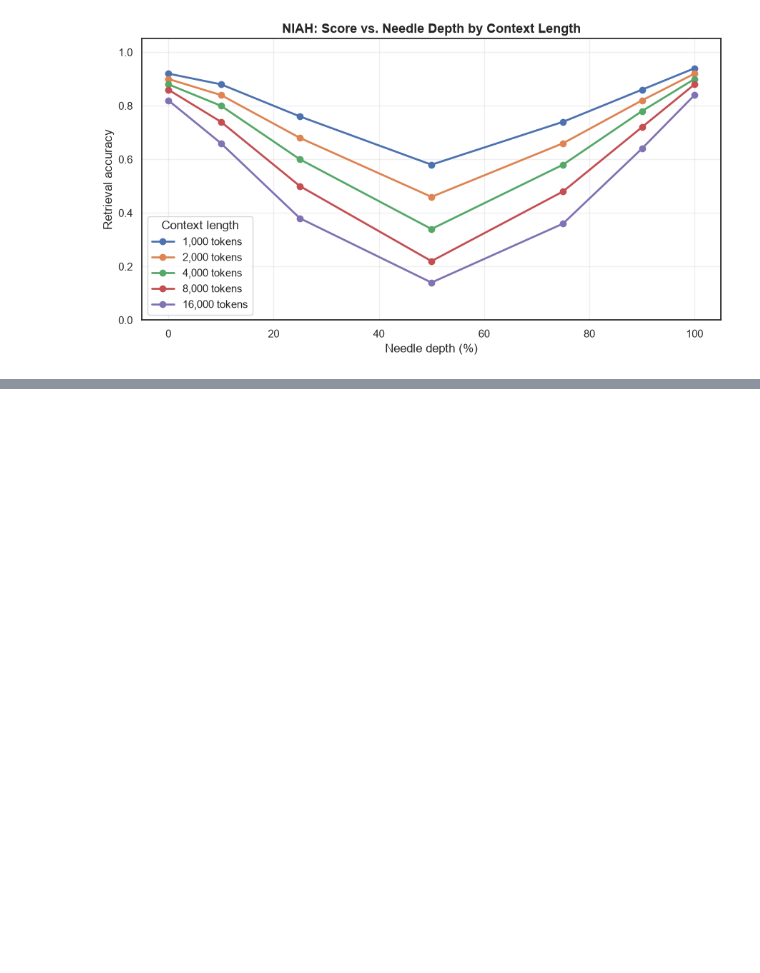
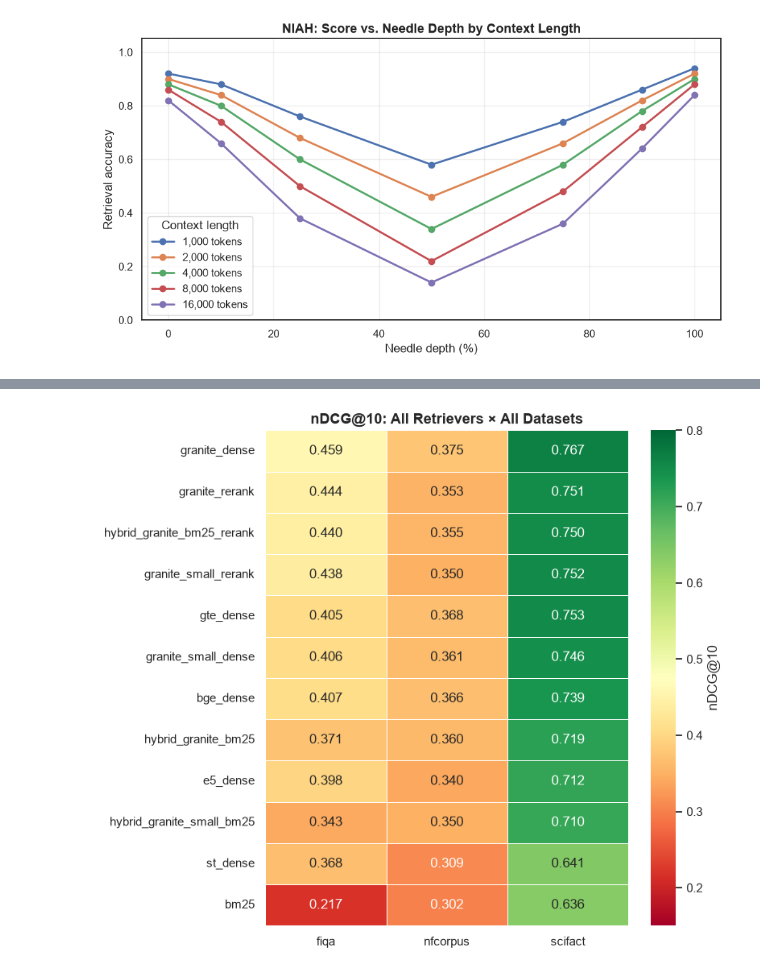
Before and after one commit to M1yanoShiho/IBM_Granite_Project, a Jupyter notebook: notebooks/01_visualize_heatmap.ipynb, the cells around one changed output, grey strips where cells are left out. Cells and saved outputs as stored; diff of their text form; code cells hidden in the pictures; blank space fills up the shorter version.

```diff
--- a/notebooks/01_visualize_heatmap.ipynb
+++ b/notebooks/01_visualize_heatmap.ipynb
@@ -176 +182,33 @@ plt.show()
+# %%
+# Heatmap: all 12 retrievers × 3 datasets, coloured by nDCG@10.
+pivot_all = df_all.pivot_table(
+    index="retriever",
+    columns="dataset",
+    values="ndcg@10",
+    aggfunc="mean",
+)
+# Sort by average across datasets.
+pivot_all["avg"] = pivot_all.mean(axis=1)
+pivot_all = pivot_all.sort_values("avg", ascending=False).drop(columns="avg")
+
+fig, ax = plt.subplots(figsize=(8, 7))
+sns.heatmap(
+    pivot_all,
+    annot=True,
+    fmt=".3f",
+    cmap="RdYlGn",
+    vmin=0.15,
+    vmax=0.80,
+    linewidths=0.5,
+    linecolor="white",
+    cbar_kws={"label": "nDCG@10"},
+    ax=ax,
+)
+ax.set_title("nDCG@10: All Retrievers × All Datasets", fontsize=13, weight="bold")
+ax.set_xlabel("")
+ax.set_ylabel("")
+plt.tight_layout()
+plt.show()
+# %% [output]
+[figure, added]
 # %%
```
Also changed, not shown: parts of 21 cells of this notebook, 2 other files.
